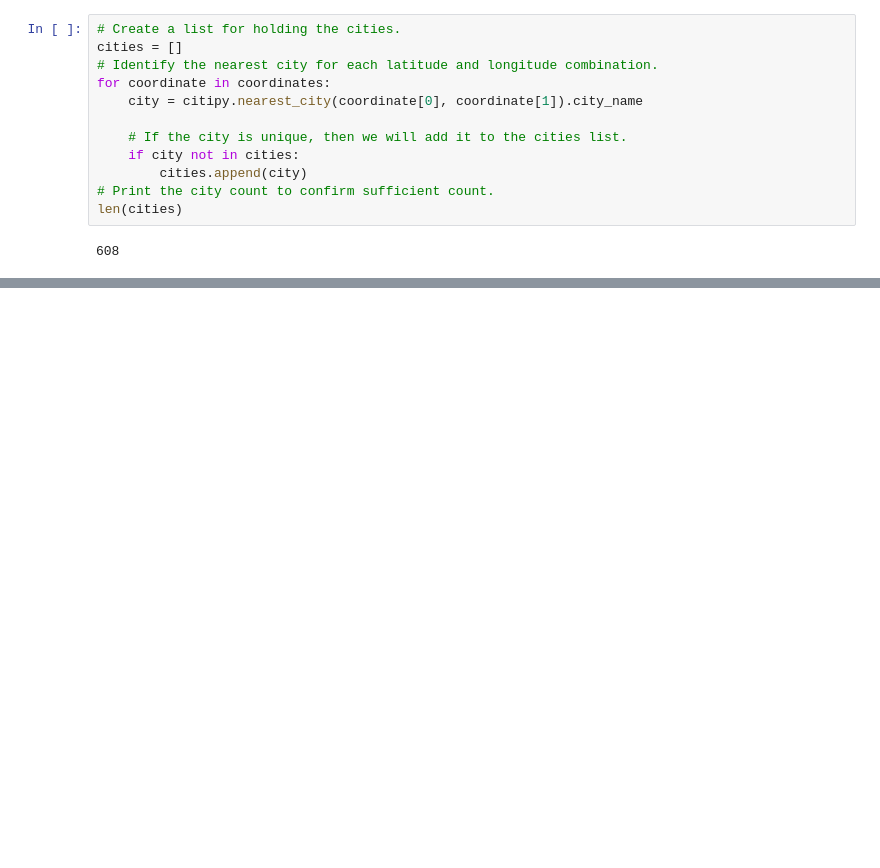
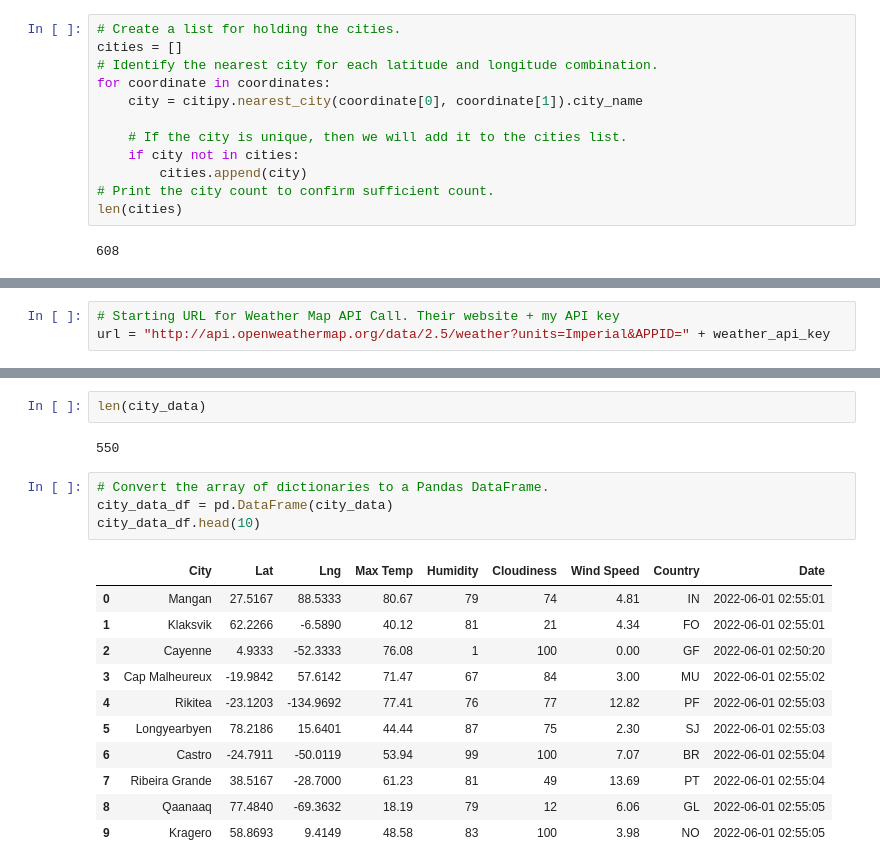
Before and after one commit to DarrenGLDad/World_Weather_Analysis, a Jupyter notebook: WeatherPy.ipynb, the cells around one changed output, grey strips where cells are left out. Drawn from its saved outputs; the diff is of its cells as text; blank space fills up the shorter version.

```diff
--- a/WeatherPy.ipynb
+++ b/WeatherPy.ipynb
@@ -32,0 +39,3 @@ len(cities)
+# %%
+# Starting URL for Weather Map API Call. Their website + my API key
+url = "http://api.openweathermap.org/data/2.5/weather?units=Imperial&APPID=" + weather_api_key
@@ -32,0 +137,20 @@ len(cities)
+# %%
+len(city_data)
+# %% [output]
+550
+# %%
+# Convert the array of dictionaries to a Pandas DataFrame.
+city_data_df = pd.DataFrame(city_data)
+city_data_df.head(10)
+# %% [output]
+|  | City | Lat | Lng | Max Temp | Humidity | Cloudiness | Wind Speed | Country | Date |
+| 0 | Mangan | 27.5167 | 88.5333 | 80.67 | 79 | 74 | 4.81 | IN | 2022-06-01 02:55:01 |
+| 1 | Klaksvik | 62.2266 | -6.5890 | 40.12 | 81 | 21 | 4.34 | FO | 2022-06-01 02:55:01 |
+| 2 | Cayenne | 4.9333 | -52.3333 | 76.08 | 1 | 100 | 0.00 | GF | 2022-06-01 02:50:20 |
+| 3 | Cap Malheureux | -19.9842 | 57.6142 | 71.47 | 67 | 84 | 3.00 | MU | 2022-06-01 02:55:02 |
+| 4 | Rikitea | -23.1203 | -134.9692 | 77.41 | 76 | 77 | 12.82 | PF | 2022-06-01 02:55:03 |
+| 5 | Longyearbyen | 78.2186 | 15.6401 | 44.44 | 87 | 75 | 2.30 | SJ | 2022-06-01 02:55:03 |
+| 6 | Castro | -24.7911 | -50.0119 | 53.94 | 99 | 100 | 7.07 | BR | 2022-06-01 02:55:04 |
+| 7 | Ribeira Grande | 38.5167 | -28.7000 | 61.23 | 81 | 49 | 13.69 | PT | 2022-06-01 02:55:04 |
+| 8 | Qaanaaq | 77.4840 | -69.3632 | 18.19 | 79 | 12 | 6.06 | GL | 2022-06-01 02:55:05 |
+| 9 | Kragero | 58.8693 | 9.4149 | 48.58 | 83 | 100 | 3.98 | NO | 2022-06-01 02:55:05 |
```
Also changed, not shown: parts of 6 cells of this notebook, 3 other files.
